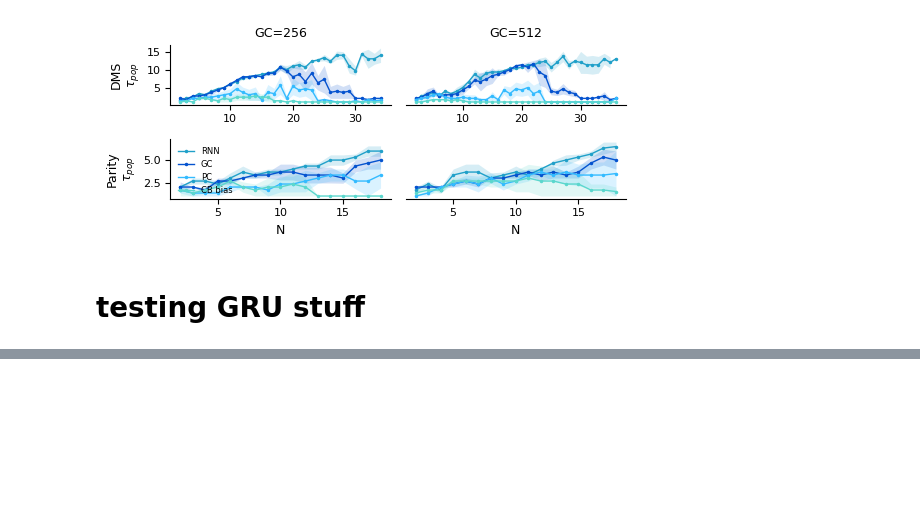
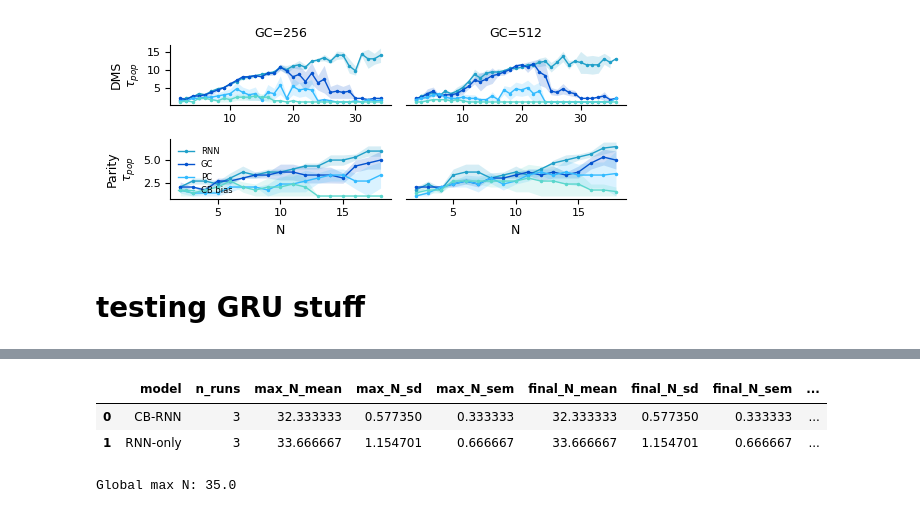
Before and after one commit to AlexVoce/Cortico-cerebellar_RNNs, a Jupyter notebook: testing_things.ipynb, the cells around one changed output, grey strips where cells are left out. Saved outputs shown, nothing was run; the diff lists cells and outputs as text; code cells hidden in the pictures; blank space fills up the shorter version.

```diff
--- a/testing_things.ipynb
+++ b/testing_things.ipynb
@@ -722,0 +731,32 @@ agg,fix,axs = average_and_plot_runs(
+# %%
+from analysis.performance_analysis import analyse_single_task_groups,analyse_multitask_groups,analyse_switch_groups
+CB_runpaths = [
+    GRU_DMS_DIR / "single_dms_gru_size_64_CB_gc256_RNNlr0.01_CBlr0.01_CBinput_network_1",
+    GRU_DMS_DIR / "single_dms_gru_size_64_CB_gc256_RNNlr0.01_CBlr0.01_CBinput_network_2",
+    GRU_DMS_DIR / "single_dms_gru_size_64_CB_gc256_RNNlr0.01_CBlr0.01_CBinput_network_3"
+]
+rnn_runpaths = [
+    GRU_DMS_DIR / "single_dms_gru_size_128_noCB_RNNlr0.01_network_1",
+    GRU_DMS_DIR / "single_dms_gru_size_128_noCB_RNNlr0.01_network_2",
+    GRU_DMS_DIR / "single_dms_gru_size_128_noCB_RNNlr0.01_network_3"
+]
+
+groups = {
+    "CB-RNN": CB_runpaths,
+    "RNN-only": rnn_runpaths,
+}
+
+single = analyse_single_task_groups(
+    groups,
+    filename="stats.npy",
+    epoch_budget=500,
+)
+
+# display(single["run_metrics"])
+display(single["summary"])
+print("Global max N:", single["global_max_N"])
+# %% [output]
+|  | model | n_runs | max_N_mean | max_N_sd | max_N_sem | final_N_mean | final_N_sd | final_N_sem | ... |
+| 0 | CB-RNN | 3 | 32.333333 | 0.577350 | 0.333333 | 32.333333 | 0.577350 | 0.333333 | ... |
+| 1 | RNN-only | 3 | 33.666667 | 1.154701 | 0.666667 | 33.666667 | 1.154701 | 0.666667 | ... |
+Global max N: 35.0
```
Also changed, not shown: parts of 2 cells of this notebook.
